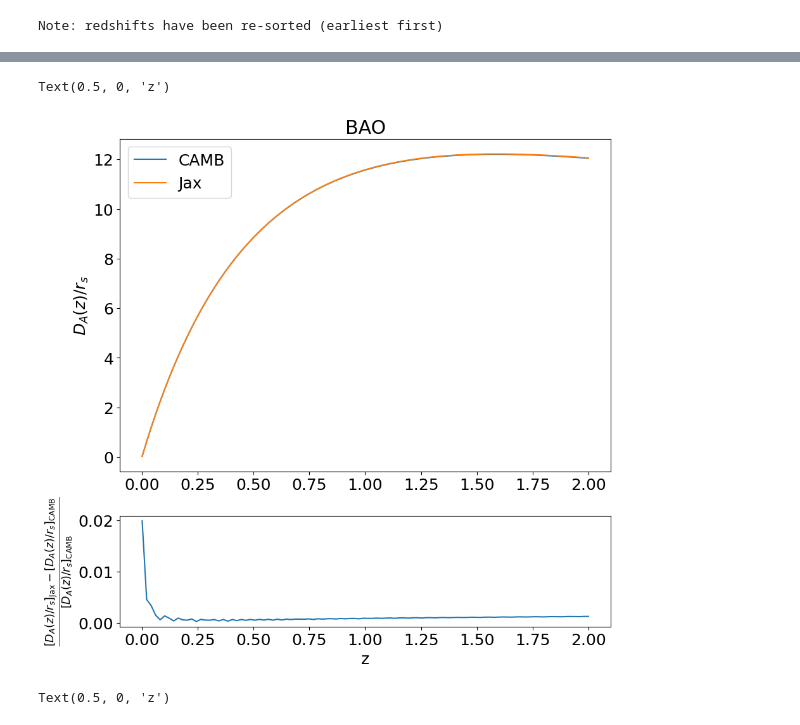
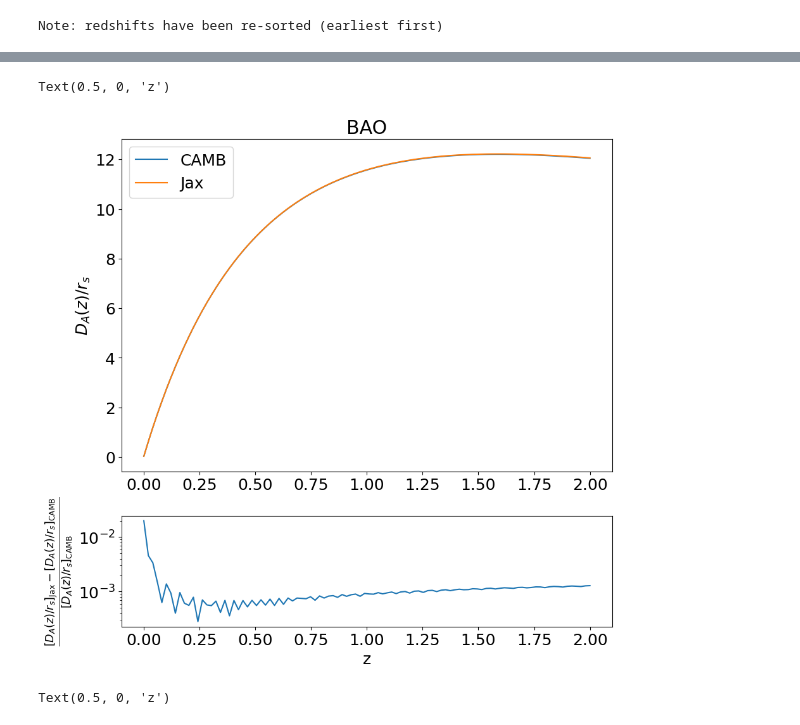
Before and after one commit to cmatties/CAMB-Workbook, a Jupyter notebook: fsigma8-BAO.ipynb, the cells around one changed output, grey strips where cells are left out. Saved outputs shown, nothing was run; the diff lists cells and outputs as text; code cells hidden in the pictures.

```diff
--- a/fsigma8-BAO.ipynb
+++ b/fsigma8-BAO.ipynb
@@ -516,23 +533,23 @@ rs_CAMB_bg = results.sound_horizon(results.get_derived_params()['zdrag'])
 # %%
 fig,ax = plt.subplots(2,1,height_ratios=[3,1], figsize=(10,10))
 
 zs = np.sort(zs)[::-1]
 BAO_camb = DA_z/rs_CAMB_bg
 BAO_jax = DA_rs(fid_cosmo, zs)
 
 ax[0].set_title('BAO')
 
 ax[0].plot(zs, BAO_camb, label='CAMB')
 ax[0].plot(zs, BAO_jax, label='Jax')
 ax[0].legend()
 ax[0].set_ylabel(r'$D_A(z)/r_s$')
 
-ax[1].plot(zs, (BAO_jax-BAO_camb)/BAO_camb)
+ax[1].semilogy(zs, (BAO_jax-BAO_camb)/BAO_camb)
 ax[1].set_ylabel(r'$\frac{[D_A(z)/r_s]_\mathrm{Jax}-[D_A(z)/r_s]_\mathrm{CAMB}}{[D_A(z)/r_s]_\mathrm{CAMB}}$')
 ax[1].set_xlabel('z')
 # %% [output]
 Text(0.5, 0, 'z')
-[figure, old version]
+[figure, new version]
 # %%
 fig,ax = plt.subplots(2,1,height_ratios=[3,1], figsize=(10,10))
 
```
Also changed, not shown: parts of 19 cells of this notebook.
